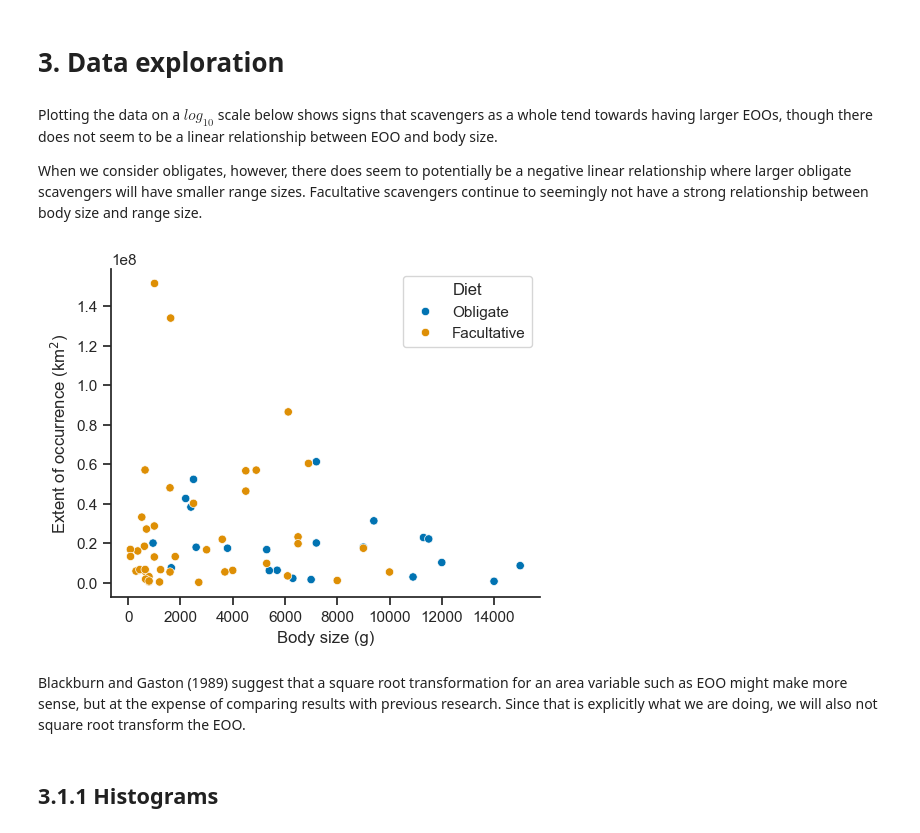
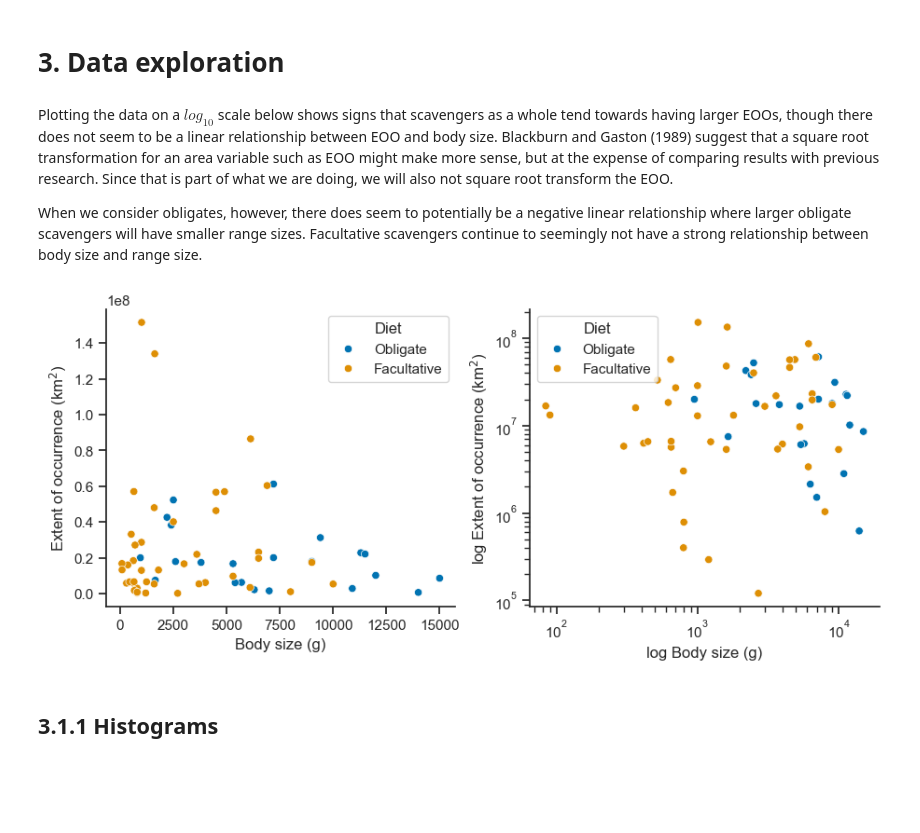
Before and after one commit to TheMightiestCrab/Macroecology, a Jupyter notebook: code/3 scavengers.ipynb, the cells around one changed output. Cells and saved outputs as stored; diff of their text form; code cells hidden in the pictures; blank space fills up the shorter version.

```diff
--- a/code/3 scavengers.ipynb
+++ b/code/3 scavengers.ipynb
@@ -92,28 +98,37 @@ facultatives = scavengers.loc[scavengers["Diet"] == "Facultative"]
 # %% [markdown]
 # 3. Data exploration
 # %% [markdown]
-Plotting the data on a $log_{10}$ scale below shows signs that scavengers as a whole tend towards having larger EOOs, though there does not seem to be a linear relationship between EOO and body size.
+Plotting the data on a $log_{10}$ scale below shows signs that scavengers as a whole tend towards having larger EOOs, though there does not seem to be a linear relationship between EOO and body size. Blackburn and Gaston (1989) suggest that a square root transformation for an area variable such as EOO might make more sense, but at the expense of comparing results with previous research. Since that is part of what we are doing, we will also not square root transform the EOO.
 
 When we consider obligates, however, there does seem to potentially be a negative linear relationship where larger obligate scavengers will have smaller range sizes. Facultative scavengers continue to seemingly not have a strong relationship between body size and range size.
 # %%
-fig, ax = plt.subplots(1,1, figsize=(5,4), layout="constrained")
+fig, [ax1, ax2] = plt.subplots(1,2, figsize=(9,4), layout="constrained")
 
 sns.scatterplot(
+    ax=ax1,
     data=scavengers,
     x="Body size",
     y="Extent of occurrence",
     hue="Diet",
 )
-ax.set_ylabel("Extent of occurrence (km$^2$)")
-ax.set_xlabel("Body size (g)")
-# plt.yscale("log")
-# plt.xscale("log")
+sns.scatterplot(
+    ax=ax2,
+    data=scavengers,
+    x="Body size",
+    y="Extent of occurrence",
+    hue="Diet",
+)
+ax1.set_ylabel("Extent of occurrence (km$^2$)")
+ax1.set_xlabel("Body size (g)")
+ax2.set_ylabel("log Extent of occurrence (km$^2$)")
+ax2.set_xlabel("log Body size (g)")
+
+ax2.set_yscale("log")
+ax2.set_xscale("log")
 
 plt.show()
 # %% [output]
-[figure, old version]
+[figure, new version]
-# %% [markdown]
-Blackburn and Gaston (1989) suggest that a square root transformation for an area variable such as EOO might make more sense, but at the expense of comparing results with previous research. Since that is explicitly what we are doing, we will also not square root transform the EOO.
 # %% [markdown]
 ## 3.1.1 Histograms
 # %% [markdown]
```
Also changed, not shown: parts of 40 cells of this notebook, 1 other file.
